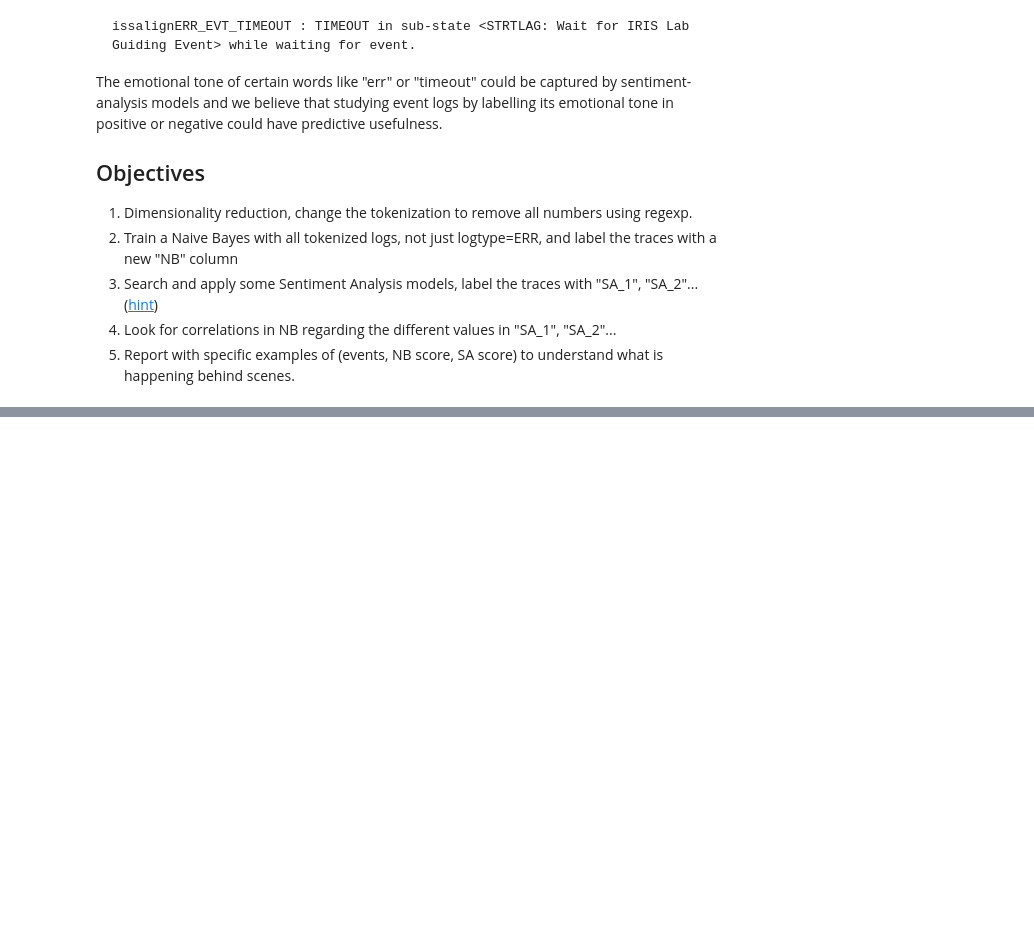
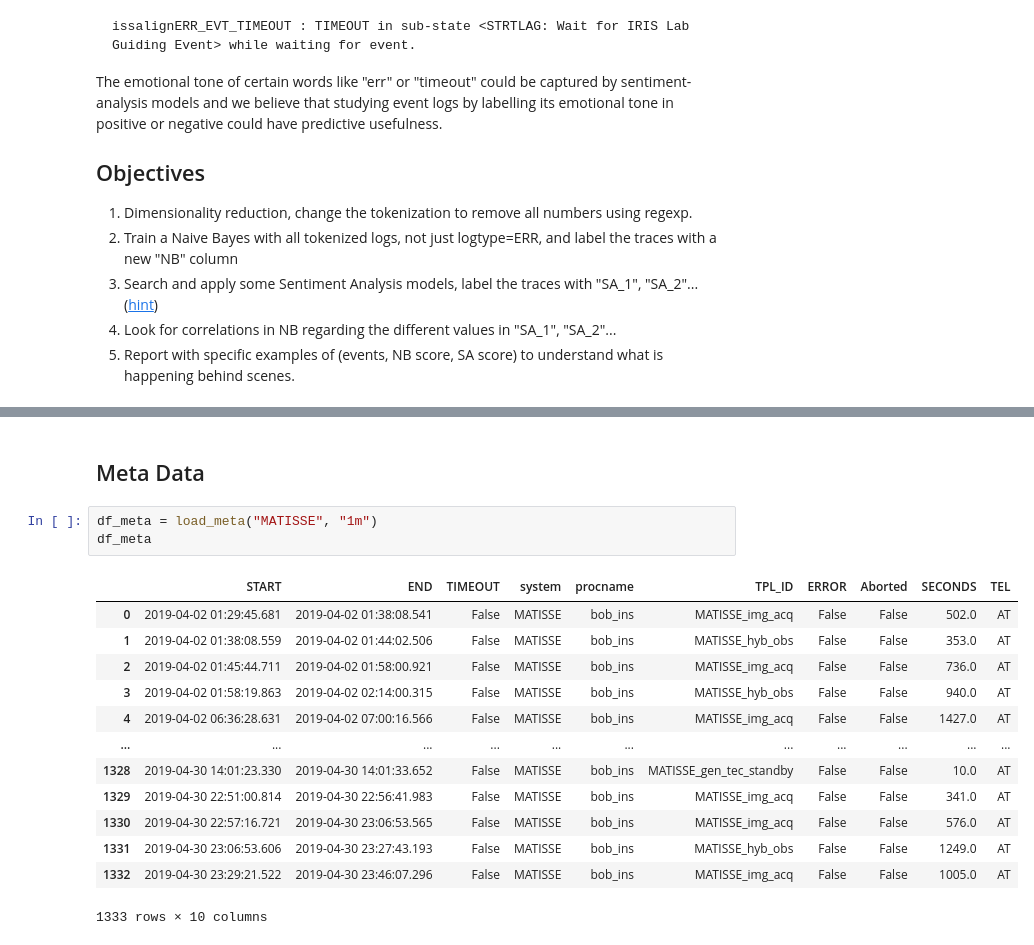
Before and after one commit to paranal-sw/collaborations-UFRO-2024-2s, a Jupyter notebook: 2-NB-SA-comparison/task_description.ipynb, the cells around one changed output, grey strips where cells are left out. Saved outputs shown, nothing was run; the diff lists cells and outputs as text; blank space fills up the shorter version.

```diff
--- a/2-NB-SA-comparison/task_description.ipynb
+++ b/2-NB-SA-comparison/task_description.ipynb
@@ -44,0 +76,19 @@ Requirement already satisfied: mdurl~=0.1 in /Users/jgil/Code/collaborations-UFR
+# %% [markdown]
+## Meta Data
+# %%
+df_meta = load_meta("MATISSE", "1m")
+df_meta
+# %% [output]
+|  | START | END | TIMEOUT | system | procname | TPL_ID | ERROR | Aborted | SECONDS | TEL |
+| 0 | 2019-04-02 01:29:45.681 | 2019-04-02 01:38:08.541 | False | MATISSE | bob_ins | MATISSE_img_acq | False | False | 502.0 | AT |
+| 1 | 2019-04-02 01:38:08.559 | 2019-04-02 01:44:02.506 | False | MATISSE | bob_ins | MATISSE_hyb_obs | False | False | 353.0 | AT |
+| 2 | 2019-04-02 01:45:44.711 | 2019-04-02 01:58:00.921 | False | MATISSE | bob_ins | MATISSE_img_acq | False | False | 736.0 | AT |
+| 3 | 2019-04-02 01:58:19.863 | 2019-04-02 02:14:00.315 | False | MATISSE | bob_ins | MATISSE_hyb_obs | False | False | 940.0 | AT |
+| 4 | 2019-04-02 06:36:28.631 | 2019-04-02 07:00:16.566 | False | MATISSE | bob_ins | MATISSE_img_acq | False | False | 1427.0 | AT |
+| ... | ... | ... | ... | ... | ... | ... | ... | ... | ... | ... |
+| 1328 | 2019-04-30 14:01:23.330 | 2019-04-30 14:01:33.652 | False | MATISSE | bob_ins | MATISSE_gen_tec_standby | False | False | 10.0 | AT |
+| 1329 | 2019-04-30 22:51:00.814 | 2019-04-30 22:56:41.983 | False | MATISSE | bob_ins | MATISSE_img_acq | False | False | 341.0 | AT |
+| 1330 | 2019-04-30 22:57:16.721 | 2019-04-30 23:06:53.565 | False | MATISSE | bob_ins | MATISSE_img_acq | False | False | 576.0 | AT |
+| 1331 | 2019-04-30 23:06:53.606 | 2019-04-30 23:27:43.193 | False | MATISSE | bob_ins | MATISSE_hyb_obs | False | False | 1249.0 | AT |
+| 1332 | 2019-04-30 23:29:21.522 | 2019-04-30 23:46:07.296 | False | MATISSE | bob_ins | MATISSE_img_acq | False | False | 1005.0 | AT |
+1333 rows × 10 columns
```
Also changed, not shown: parts of 8 cells of this notebook, 1 other file.
